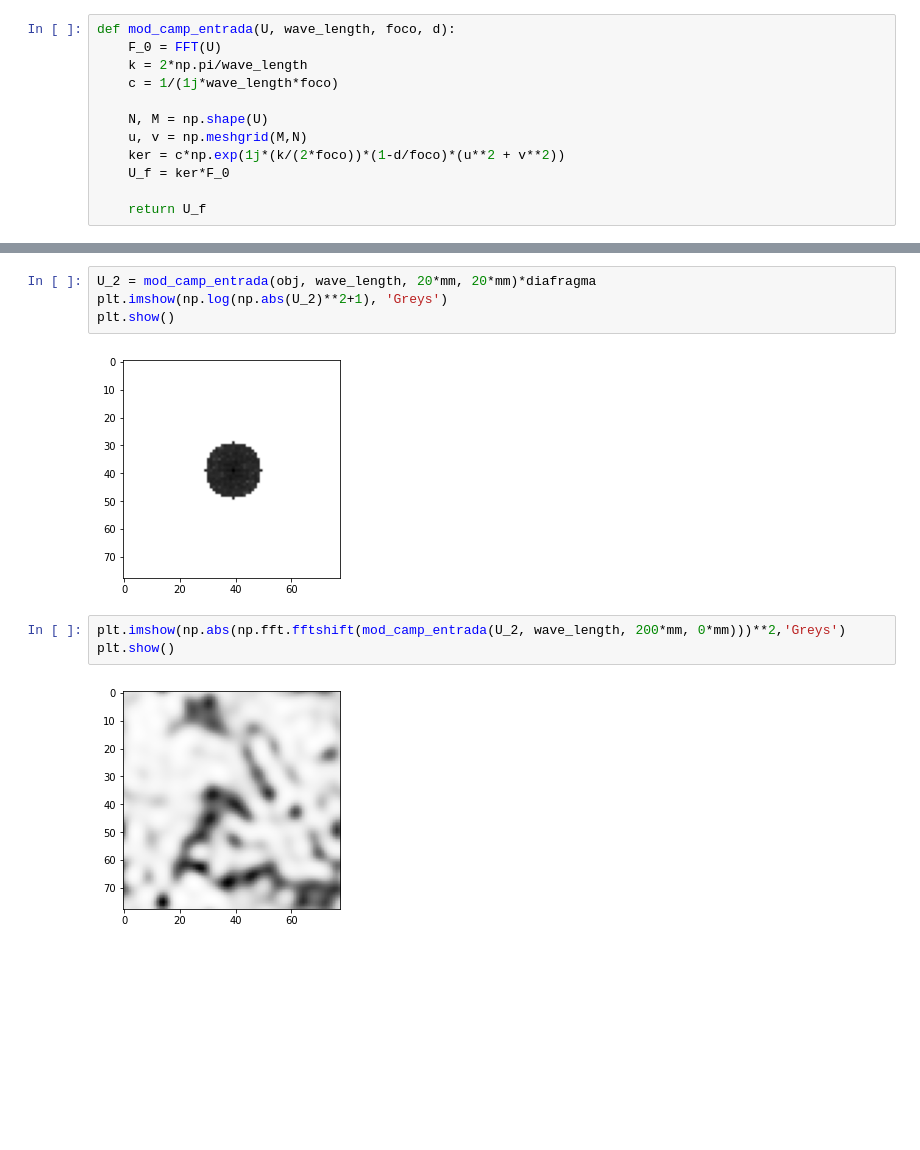
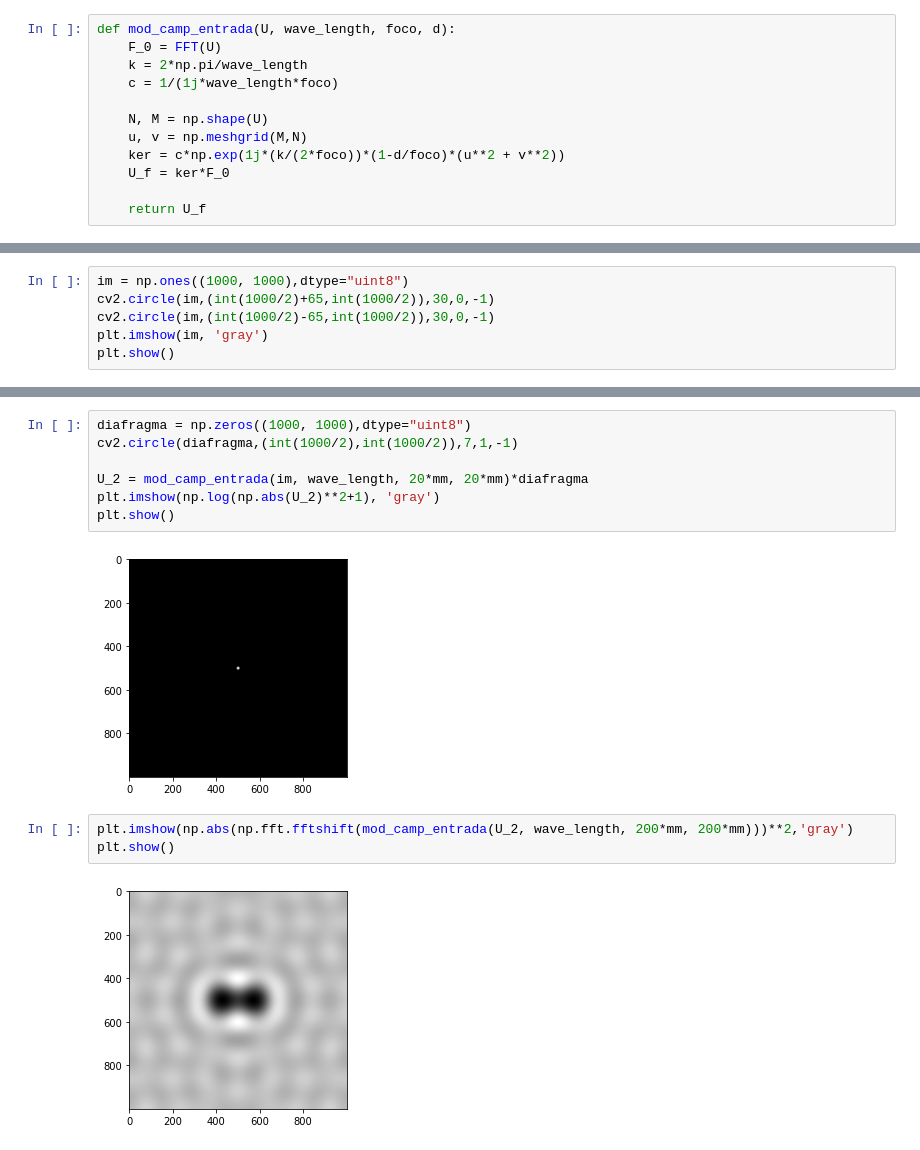
Before and after one commit to JuanDaAC/OpticalInstruments, a Jupyter notebook: Entrega 3/Pruebas/Microscopio.ipynb, the cells around one changed output, grey strips where cells are left out. Drawn from its saved outputs; the diff is of its cells as text; blank space fills up the shorter version.

```diff
--- a/Entrega 3/Pruebas/Microscopio.ipynb
+++ b/Entrega 3/Pruebas/Microscopio.ipynb
@@ -56,0 +63,6 @@ plt.show()
+# %%
+im = np.ones((1000, 1000),dtype="uint8")
+cv2.circle(im,(int(1000/2)+65,int(1000/2)),30,0,-1)
+cv2.circle(im,(int(1000/2)-65,int(1000/2)),30,0,-1)
+plt.imshow(im, 'gray')
+plt.show()
@@ -57,11 +76,14 @@ plt.show()
 # %%
-U_2 = mod_camp_entrada(obj, wave_length, 20*mm, 20*mm)*diafragma
-plt.imshow(np.log(np.abs(U_2)**2+1), 'Greys')
+diafragma = np.zeros((1000, 1000),dtype="uint8")
+cv2.circle(diafragma,(int(1000/2),int(1000/2)),7,1,-1)
+
+U_2 = mod_camp_entrada(im, wave_length, 20*mm, 20*mm)*diafragma
+plt.imshow(np.log(np.abs(U_2)**2+1), 'gray')
 plt.show()
 # %% [output]
-[figure, old version]
+[figure, new version]
 # %%
-plt.imshow(np.abs(np.fft.fftshift(mod_camp_entrada(U_2, wave_length, 200*mm, 0*mm)))**2,'Greys')
+plt.imshow(np.abs(np.fft.fftshift(mod_camp_entrada(U_2, wave_length, 200*mm, 200*mm)))**2,'gray')
 plt.show()
 # %% [output]
-[figure, old version]
+[figure, new version]
```
Also changed, not shown: parts of 14 cells of this notebook.
